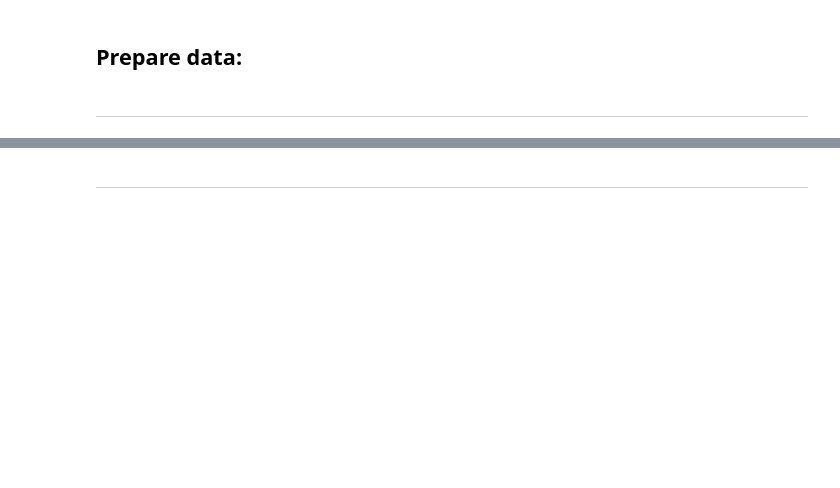
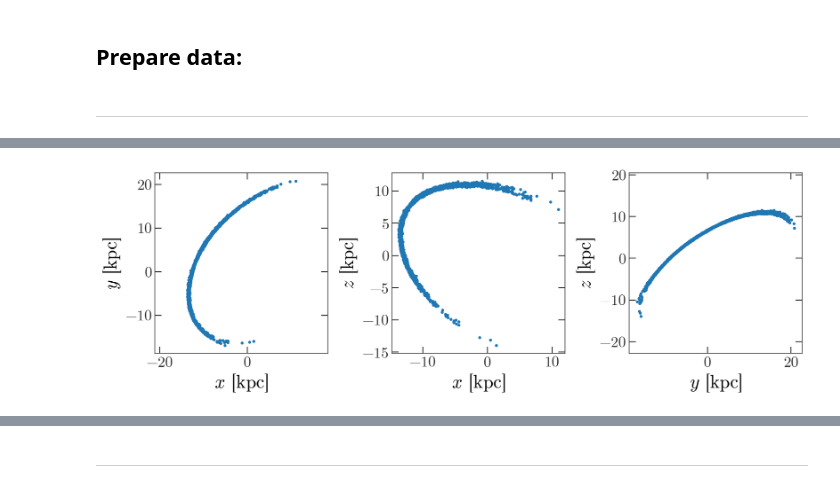
Before and after one commit to adrn/GD1-DR2, a Jupyter notebook: notebooks/Fit-stream-track.ipynb, the cells around one changed output, grey strips where cells are left out. Drawn from its saved outputs; the diff is of its cells as text; code cells hidden in the pictures; blank space fills up the shorter version.

```diff
--- a/notebooks/Fit-stream-track.ipynb
+++ b/notebooks/Fit-stream-track.ipynb
@@ -137,0 +213,4 @@ res = minimize(lambda *x: -model.ln_likelihood(*x),
+# %%
+p0 = model.pack_pars({'w0': w0_p0, 'potential': potential_p0},
+                     fill_frozen=False)
+p0
@@ -137,0 +225,7 @@ res = minimize(lambda *x: -model.ln_likelihood(*x),
+# %%
+%%time
+#    bounds=[(-2, 2), (5, 12), (-20, 0),
+#            (-10, 10), (-200, 200),
+#            (0.5, 1.5), (0.5, 1.999), (24, 30)],
+res = minimize(lambda *x: -model(*x), x0=p0,
+               method='powell')
@@ -137,0 +256,2 @@ res = minimize(lambda *x: -model.ln_likelihood(*x),
+# %%
+fit_p = model.unpack_pars(res.x)
@@ -137,0 +272,10 @@ res = minimize(lambda *x: -model.ln_likelihood(*x),
+# %%
+w0 = model.get_w0(**fit_p['w0'])
+H = model.get_hamiltonian(**fit_p['potential'])
+orbit = model.get_orbit(H, w0)
+stream = model.get_mockstream(H, orbit[::-1])
+stream_c = stream.to_coord_frame(model.stream_frame,
+                                 galactocentric_frame=model.galcen_frame)
+_ = stream.plot()
+# %% [output]
+[figure, added]
```
Also changed, not shown: parts of 33 cells of this notebook.
